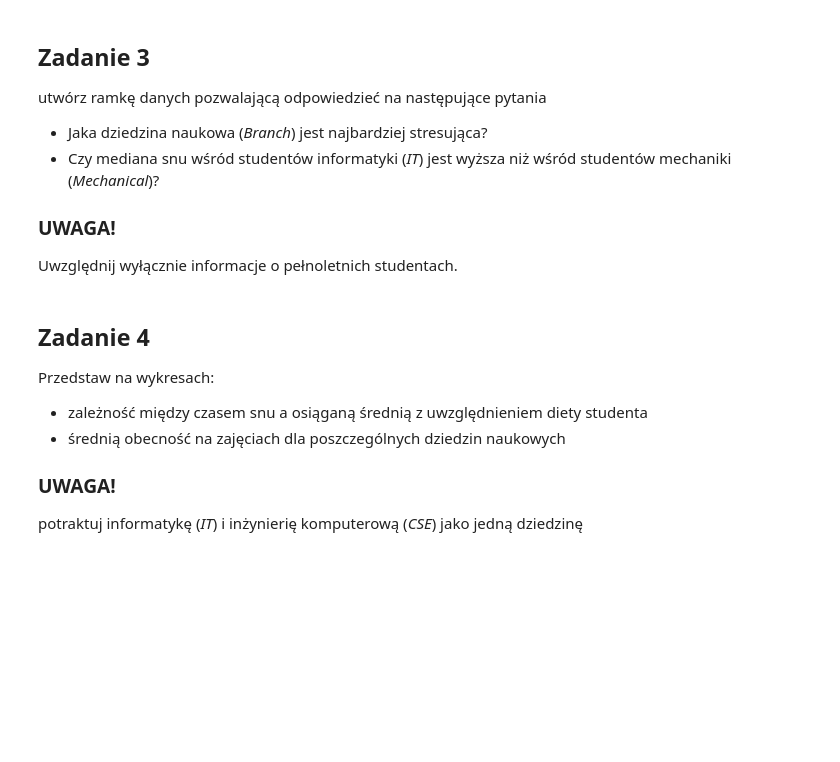
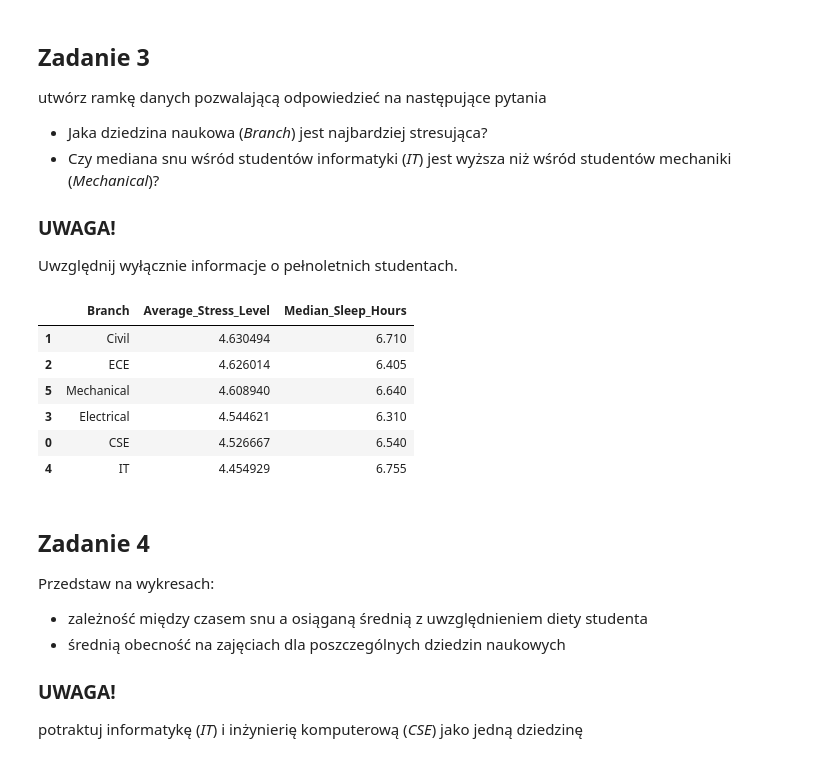
Before and after one commit to Zajecia-na-PWr-LR/lista-1-szyjac7457, a Jupyter notebook: UczenieMaszynowe_25_26_Lista1.ipynb, the cells around one changed output. Saved outputs shown, nothing was run; the diff lists cells and outputs as text; code cells hidden in the pictures; blank space fills up the shorter version.

```diff
--- a/UczenieMaszynowe_25_26_Lista1.ipynb
+++ b/UczenieMaszynowe_25_26_Lista1.ipynb
@@ -120,6 +136,24 @@ utwórz ramkę danych pozwalającą odpowiedzieć na następujące pytania
 - Czy mediana snu wśród studentów informatyki (*IT*) jest wyższa niż wśród studentów mechaniki (*Mechanical*)?
 ### UWAGA!
 Uwzględnij wyłącznie informacje o pełnoletnich studentach.
+# %%
+adults = data[data['Age'] >= 18]
+
+result3 = adults.groupby('Branch').agg(
+    Average_Stress_Level=('Stress_Level_1_to_10', 'mean'),
+    Median_Sleep_Hours=('Sleep_Hours', 'median')
+).reset_index()
+
+result3 = result3.sort_values(by='Average_Stress_Level', ascending = False)
+result3
+# %% [output]
+|  | Branch | Average_Stress_Level | Median_Sleep_Hours |
+| 1 | Civil | 4.630494 | 6.710 |
+| 2 | ECE | 4.626014 | 6.405 |
+| 5 | Mechanical | 4.608940 | 6.640 |
+| 3 | Electrical | 4.544621 | 6.310 |
+| 0 | CSE | 4.526667 | 6.540 |
+| 4 | IT | 4.454929 | 6.755 |
 # %% [markdown]
 ## Zadanie 4
 Przedstaw na wykresach:
```
Also changed, not shown: parts of 4 cells of this notebook.
